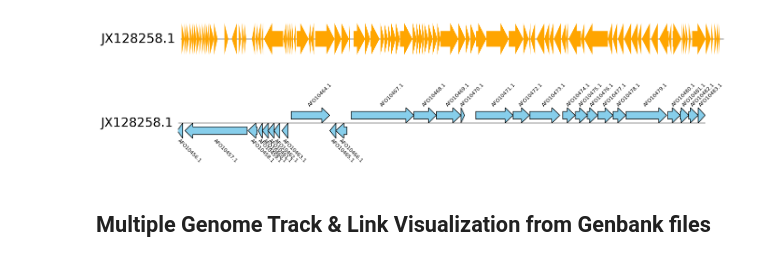
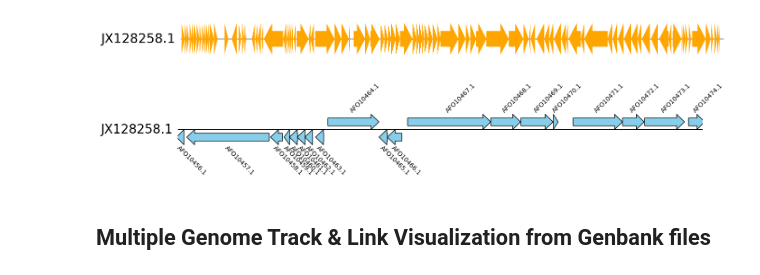
Before and after one commit to moshi4/pyGenomeViz, a Jupyter notebook: docs/examples/practical_example.ipynb, the cells around one changed output. Saved outputs shown, nothing was run; the diff lists cells and outputs as text; code cells hidden in the pictures.

```diff
--- a/docs/examples/practical_example.ipynb
+++ b/docs/examples/practical_example.ipynb
@@ -23,18 +23,18 @@ fig = gv.plotfig(dpi=100)
 # %%
 from pygenomeviz import Genbank, GenomeViz, load_dataset
 
 # Load single genbank file (Restrict genomic range)
 gbk_files, _ = load_dataset("phage")
-gbk = Genbank(gbk_files[0], min_range=10000, max_range=30000)
+gbk = Genbank(gbk_files[0], min_range=10000, max_range=25000)
 
 # Visualize genbank features
 gv = GenomeViz()
 track = gv.add_feature_track(gbk.name, gbk.genome_length)
-track.add_genbank_features(gbk, label_type="protein_id", plotstyle="arrow", facecolor="skyblue", labelsize=8, labelrotation=45, linewidth=1)
+track.add_genbank_features(gbk, label_type="protein_id", plotstyle="arrow", facecolor="skyblue", labelsize=10, linewidth=1)
 
 fig = gv.plotfig(dpi=100)
 # %% [output]
-[figure, old version]
+[figure, new version]
 # %% [markdown]
 ## Multiple Genome Track & Link Visualization from Genbank files
 # %%
```
Also changed, not shown: 10 other files.
